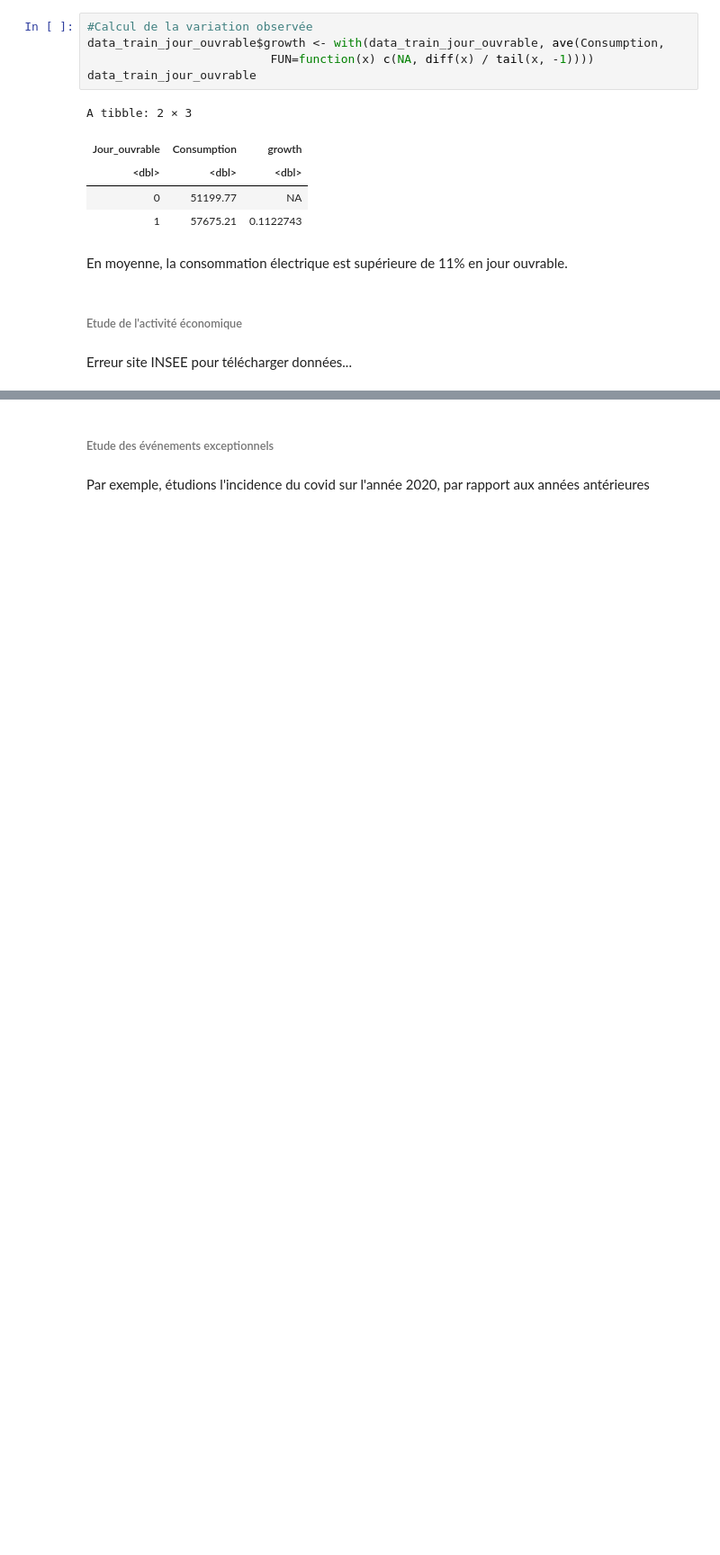
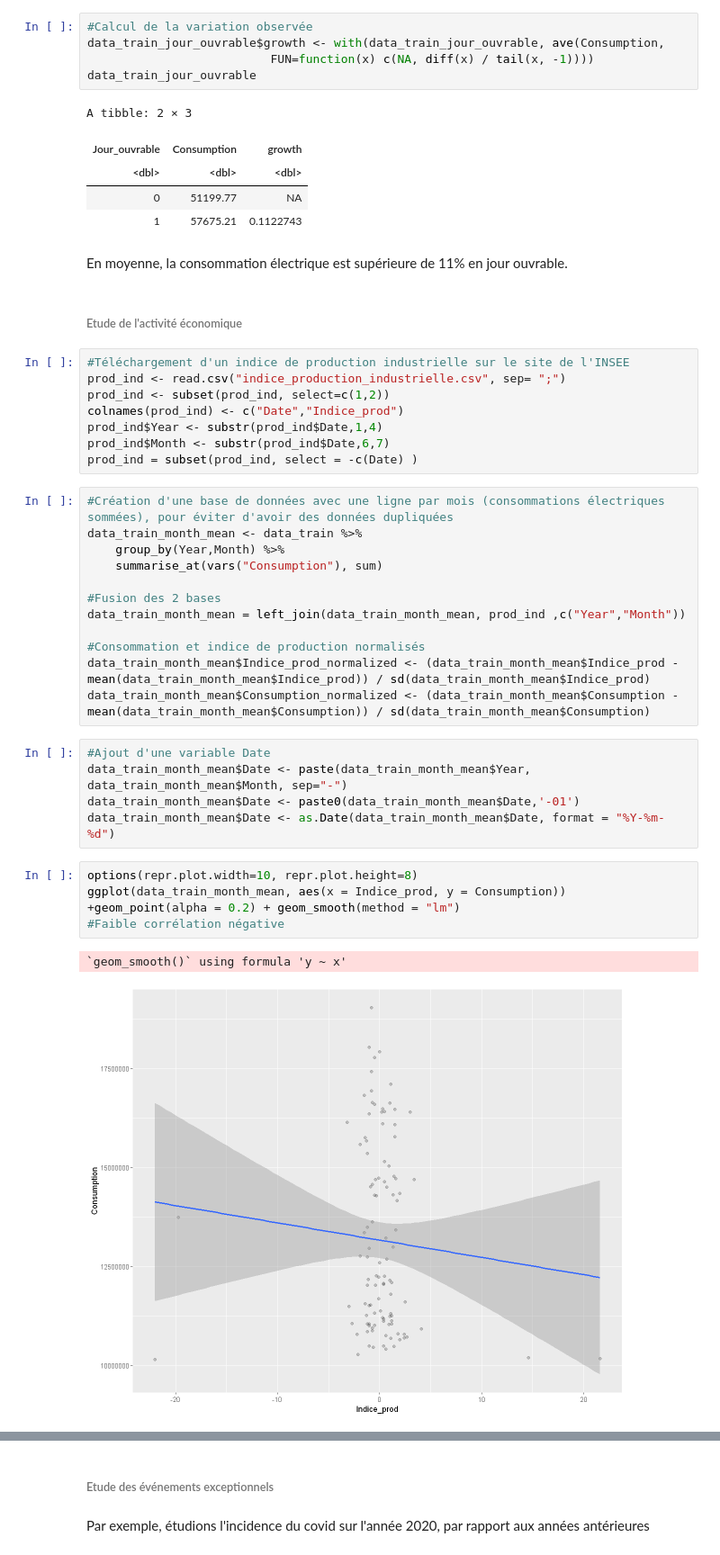
Before and after one commit to PaulineMendras/Seminaire-Modelisation-Stat, a Jupyter notebook: Notebook.ipynb, the cells around one changed output, grey strips where cells are left out. Shown at 90% size. Cells and saved outputs as stored; diff of their text form; blank space fills up the shorter version.

```diff
--- a/Notebook.ipynb
+++ b/Notebook.ipynb
@@ -708,5 +707,35 @@ A tibble: 2 × 3
 En moyenne, la consommation électrique est supérieure de 11% en jour ouvrable.
 # %% [markdown]
 ###### Etude de l'activité économique
-# %% [markdown]
-Erreur site INSEE pour télécharger données...
+# %%
+#Téléchargement d'un indice de production industrielle sur le site de l'INSEE
+prod_ind <- read.csv("indice_production_industrielle.csv", sep= ";")
+prod_ind <- subset(prod_ind, select=c(1,2))
+colnames(prod_ind) <- c("Date","Indice_prod")
+prod_ind$Year <- substr(prod_ind$Date,1,4)
+prod_ind$Month <- substr(prod_ind$Date,6,7)
+prod_ind = subset(prod_ind, select = -c(Date) )
+# %%
+#Création d'une base de données avec une ligne par mois (consommations électriques sommées), pour éviter d'avoir des données dupliquées
+data_train_month_mean <- data_train %>%
+    group_by(Year,Month) %>%
+    summarise_at(vars("Consumption"), sum)
+
+#Fusion des 2 bases
+data_train_month_mean = left_join(data_train_month_mean, prod_ind ,c("Year","Month"))
+
+#Consommation et indice de production normalisés
+data_train_month_mean$Indice_prod_normalized <- (data_train_month_mean$Indice_prod - mean(data_train_month_mean$Indice_prod)) / sd(data_train_month_mean$Indice_prod)
+data_train_month_mean$Consumption_normalized <- (data_train_month_mean$Consumption - mean(data_train_month_mean$Consumption)) / sd(data_train_month_mean$Consumption)
+# %%
+#Ajout d'une variable Date
+data_train_month_mean$Date <- paste(data_train_month_mean$Year, data_train_month_mean$Month, sep="-")
+data_train_month_mean$Date <- paste0(data_train_month_mean$Date,'-01')
+data_train_month_mean$Date <- as.Date(data_train_month_mean$Date, format = "%Y-%m-%d")
+# %%
+options(repr.plot.width=10, repr.plot.height=8)
+ggplot(data_train_month_mean, aes(x = Indice_prod, y = Consumption)) +geom_point(alpha = 0.2) + geom_smooth(method = "lm")
+#Faible corrélation négative
+# %% [output]
+`geom_smooth()` using formula 'y ~ x'
+[figure, added]
```
Also changed, not shown: parts of 27 cells of this notebook.
